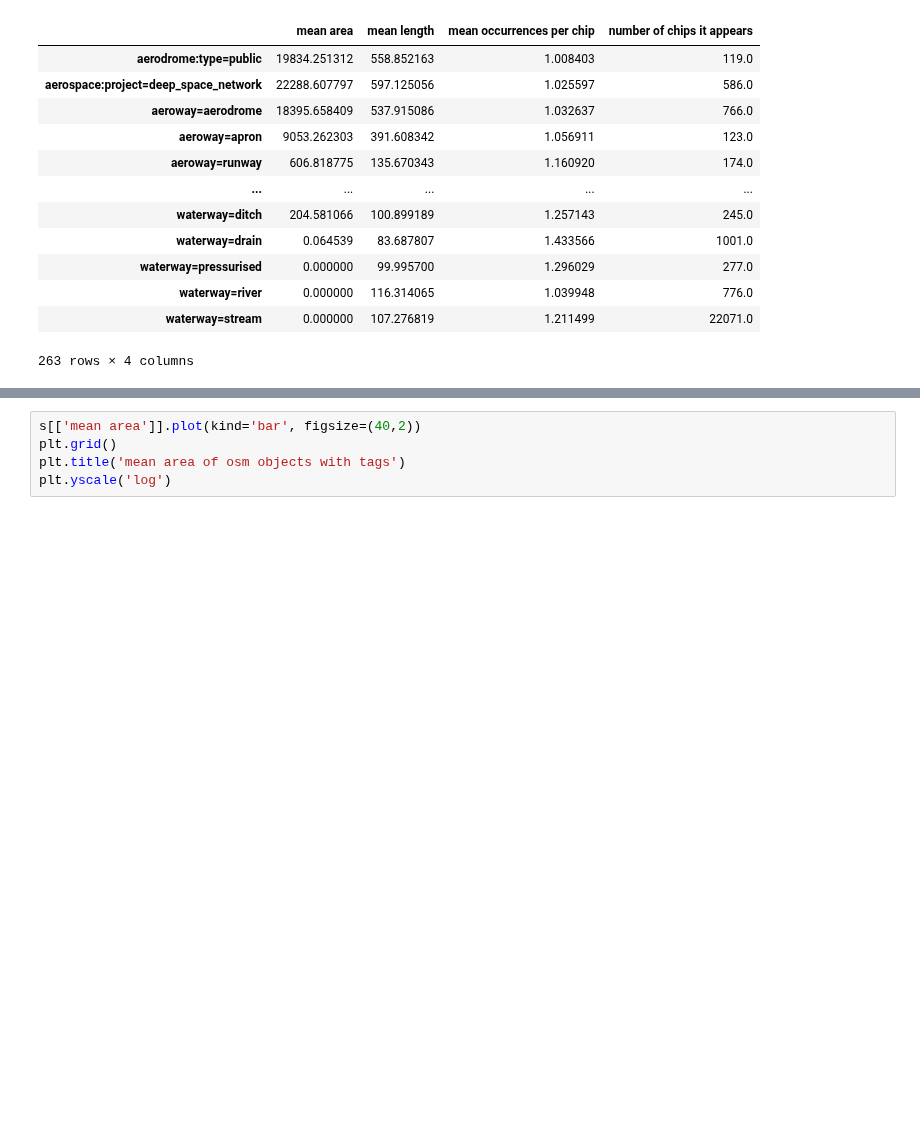
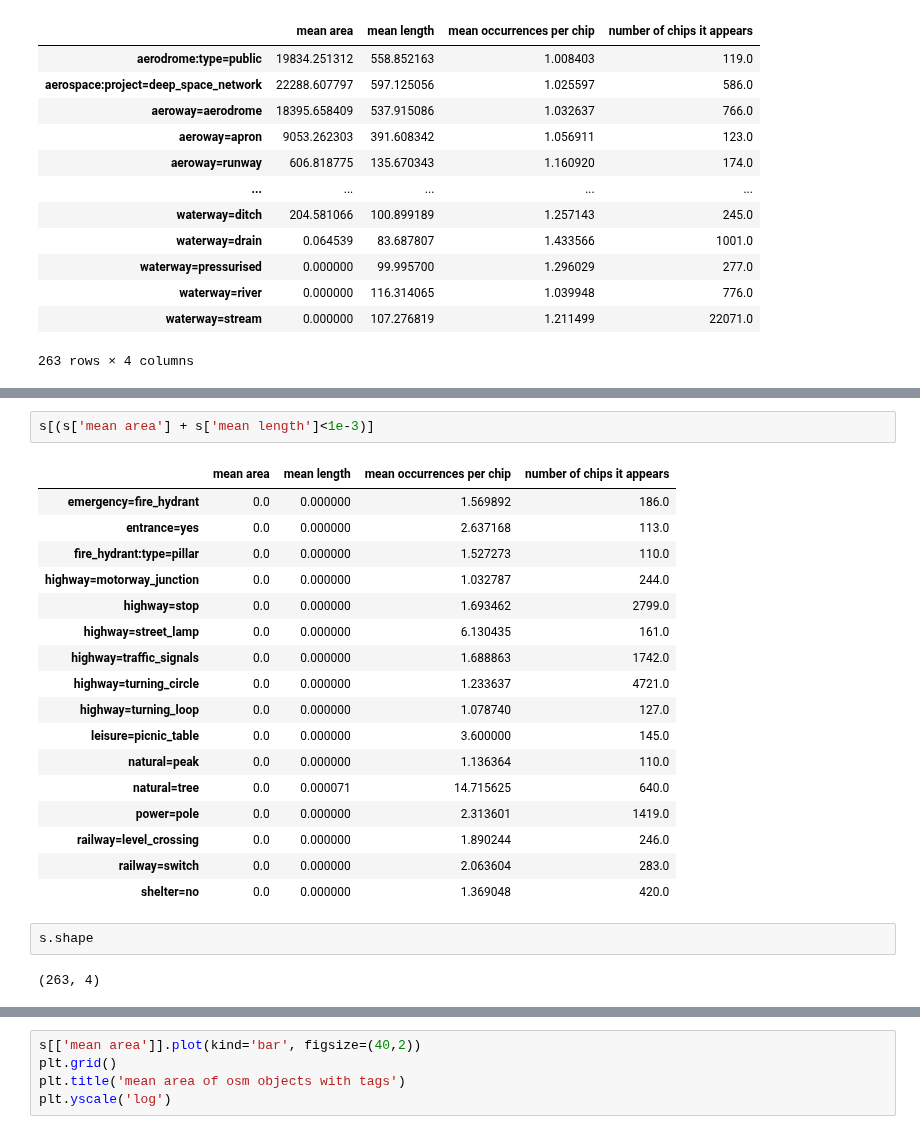
Before and after one commit to Clay-foundation/earth-text, a Jupyter notebook: notebooks/naip/05 - postprocessed chips stats.ipynb, the cells around one changed output, grey strips where cells are left out. Cells and saved outputs as stored; diff of their text form; blank space fills up the shorter version.

```diff
--- a/notebooks/naip/05 - postprocessed chips stats.ipynb
+++ b/notebooks/naip/05 - postprocessed chips stats.ipynb
@@ -123,0 +132,24 @@ s
+# %%
+s[(s['mean area'] + s['mean length']<1e-3)]
+# %% [output]
+|  | mean area | mean length | mean occurrences per chip | number of chips it appears |
+| emergency=fire_hydrant | 0.0 | 0.000000 | 1.569892 | 186.0 |
+| entrance=yes | 0.0 | 0.000000 | 2.637168 | 113.0 |
+| fire_hydrant:type=pillar | 0.0 | 0.000000 | 1.527273 | 110.0 |
+| highway=motorway_junction | 0.0 | 0.000000 | 1.032787 | 244.0 |
+| highway=stop | 0.0 | 0.000000 | 1.693462 | 2799.0 |
+| highway=street_lamp | 0.0 | 0.000000 | 6.130435 | 161.0 |
+| highway=traffic_signals | 0.0 | 0.000000 | 1.688863 | 1742.0 |
+| highway=turning_circle | 0.0 | 0.000000 | 1.233637 | 4721.0 |
+| highway=turning_loop | 0.0 | 0.000000 | 1.078740 | 127.0 |
+| leisure=picnic_table | 0.0 | 0.000000 | 3.600000 | 145.0 |
+| natural=peak | 0.0 | 0.000000 | 1.136364 | 110.0 |
+| natural=tree | 0.0 | 0.000071 | 14.715625 | 640.0 |
+| power=pole | 0.0 | 0.000000 | 2.313601 | 1419.0 |
+| railway=level_crossing | 0.0 | 0.000000 | 1.890244 | 246.0 |
+| railway=switch | 0.0 | 0.000000 | 2.063604 | 283.0 |
+| shelter=no | 0.0 | 0.000000 | 1.369048 | 420.0 |
+# %%
+s.shape
+# %% [output]
+(263, 4)
```
Also changed, not shown: parts of 9 cells of this notebook, 12 other files.
